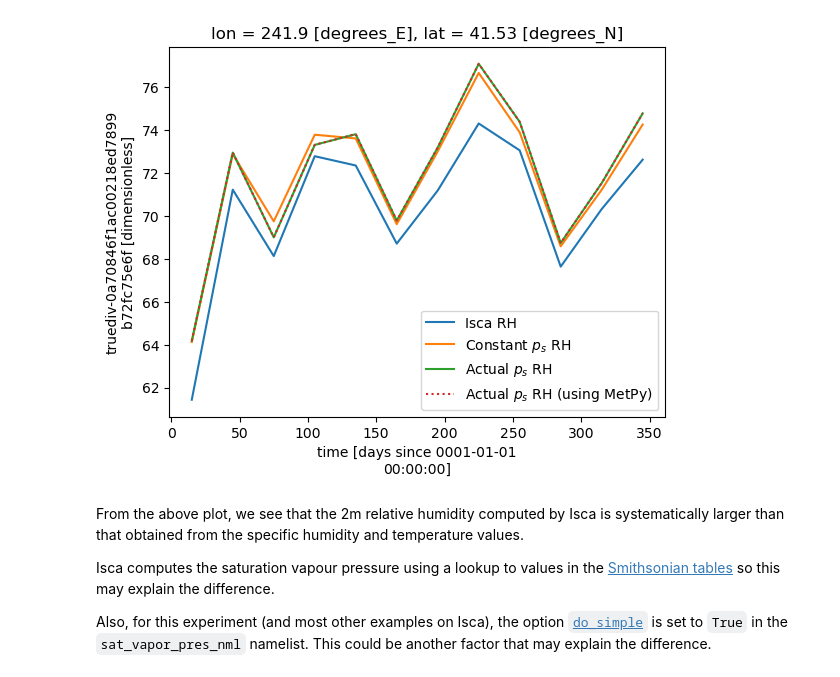
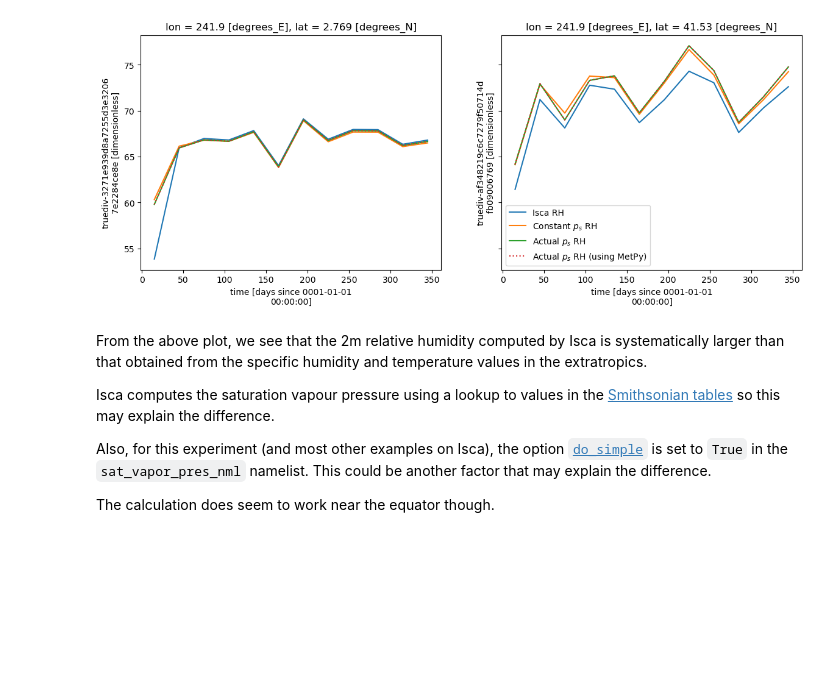
Before and after one commit to jduffield65/Isca, a Jupyter notebook: jobs/play/rh_calc/rh_calc.ipynb, the cells around one changed output. Drawn from its saved outputs; the diff is of its cells as text; code cells hidden in the pictures; blank space fills up the shorter version.

Commit message:
Update rh_calc notebook

```diff
--- a/jobs/play/rh_calc/rh_calc.ipynb
+++ b/jobs/play/rh_calc/rh_calc.ipynb
@@ -16,5 +16,6 @@ exp_name = 'play/rh_calc'
 ds = isca_tools.load_dataset(exp_name)
 namelist = isca_tools.load_namelist(exp_name)  # Need this for albedo_value
 p_full = namelist['spectral_dynamics_nml']['reference_sea_level_press']     # pressure of entire atmosphere in Pa
-ds_use = ds.sel(lon=[240.125], lat=[40.3], method="nearest")    # just consider one lat/lon coordinate
-ds_use
+ds_tropics = ds.sel(lon=[240.125], lat=[0], method="nearest")
+ds_extropics = ds.sel(lon=[240.125], lat=[40.3], method="nearest")    # just consider one lat/lon coordinate
+ds_list = [ds_tropics, ds_extropics]
@@ -39,26 +22,31 @@ Data variables:
 # %%
 # Actual relative humidity
-ds_use.rh_2m.plot(label='Isca RH')
+fig, axs = plt.subplots(1,len(ds_list), figsize=(14, 5), sharex=True, sharey=True)
+for i in range(len(ds_list)):
+    ds_list[i].rh_2m.plot(label='Isca RH', ax=axs[i])
 
-# Relative humidity calculated with single surface pressure
-rh_manual = rh_from_sphum(ds_use.sphum_2m, ds_use.temp_2m, p_full)
-rh_manual.plot(label='Constant $p_s$ RH')
+    # Relative humidity calculated with single surface pressure
+    rh_manual = rh_from_sphum(ds_list[i].sphum_2m, ds_list[i].temp_2m, p_full)
+    rh_manual.plot(label='Constant $p_s$ RH', ax=axs[i])
 
-# Relative humidity calculated with actual surface pressure
-rh_manual2 = rh_from_sphum(ds_use.sphum_2m, ds_use.temp_2m, ds_use.ps)
-rh_manual2.plot(label='Actual $p_s$ RH')
+    # Relative humidity calculated with actual surface pressure
+    rh_manual2 = rh_from_sphum(ds_list[i].sphum_2m, ds_list[i].temp_2m, ds_list[i].ps)
+    rh_manual2.plot(label='Actual $p_s$ RH', ax=axs[i])
 
-# Relative humidity computed using Metpy - this is exactly the same as above using actual surface pressure
-rh_metpy = metpy.calc.relative_humidity_from_specific_humidity(ds_use.ps * units.pascal, ds_use.temp_2m*units.kelvin,
-                                                               ds_use.sphum_2m*units.kilogram/units.kilogram) * 100
+    # Relative humidity computed using Metpy - this is exactly the same as above using actual surface pressure
+    rh_metpy = metpy.calc.relative_humidity_from_specific_humidity(ds_list[i].ps * units.pascal, ds_list[i].temp_2m*units.kelvin,
+                                                                   ds_list[i].sphum_2m*units.kilogram/units.kilogram) * 100
 
-rh_metpy.plot(label='Actual $p_s$ RH (using MetPy)', linestyle=':')
+    rh_metpy.plot(label='Actual $p_s$ RH (using MetPy)', linestyle=':', ax=axs[i])
+
 plt.legend();
 # %% [output]
-[figure, old version]
+[figure, new version]
 # %% [markdown]
-From the above plot, we see that the 2m relative humidity computed by Isca is systematically larger than that obtained from the specific humidity and temperature values.
+From the above plot, we see that the 2m relative humidity computed by Isca is systematically larger than that obtained from the specific humidity and temperature values in the extratropics.
 
 Isca computes the saturation vapour pressure using a lookup to values in the [Smithsonian tables](https://github.com/ExeClim/Isca/blob/9560521e1ba5ce27a13786ffdcb16578d0bd00da/src/shared/sat_vapor_pres/sat_vapor_pres.F90#L108-L111) so this may explain the difference.
 
 Also, for this experiment (and most other examples on Isca), the option [`do_simple`](https://jduffield65.github.io/Isca/namelists/condensation/sat_vapor_pres/#do_simple) is set to `True` in the `sat_vapor_pres_nml` namelist. This could be another factor that may explain the difference.
+
+The calculation does seem to work near the equator though.
```
Also changed, not shown: parts of 6 cells of this notebook, 6 other files.
